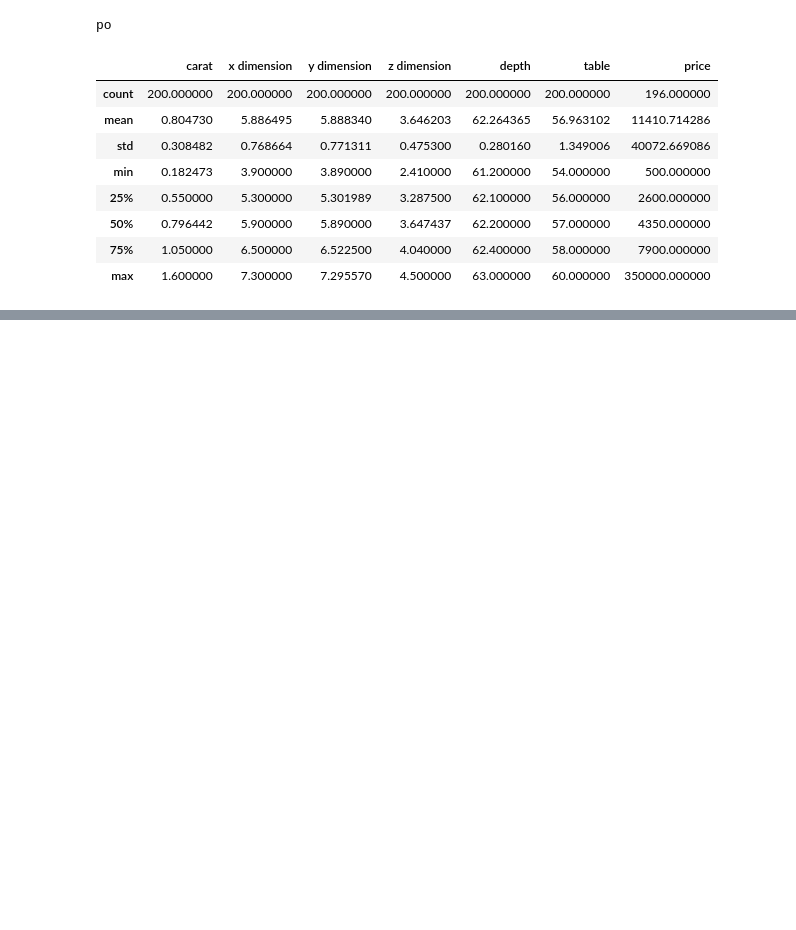
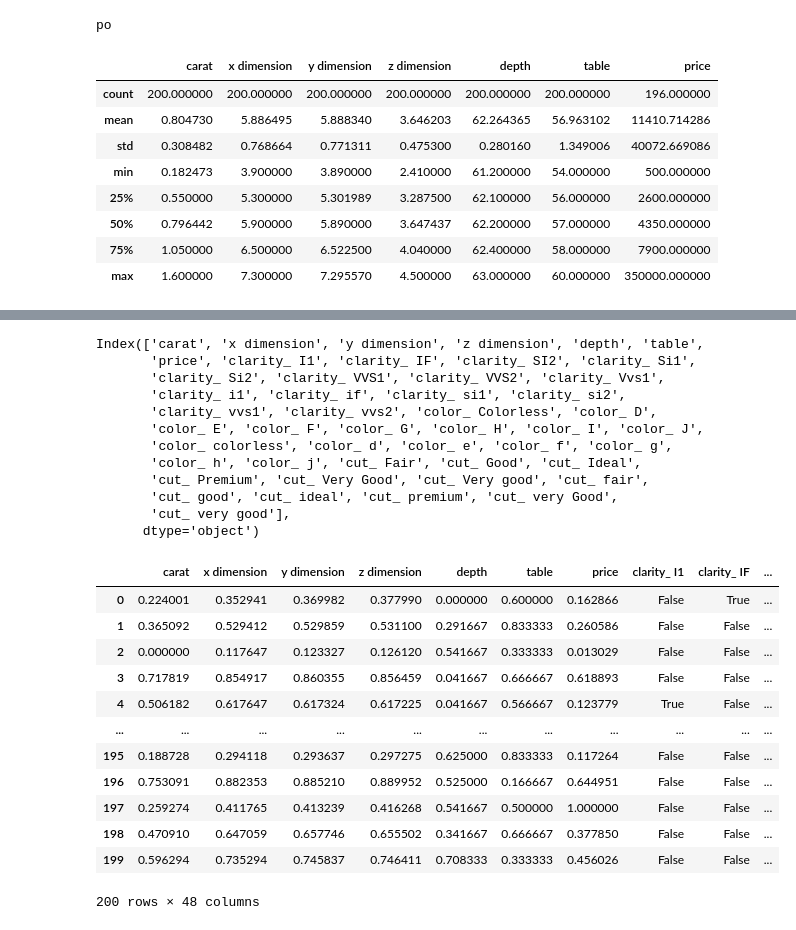
Before and after one commit to MateuszDurak/Projekt-PAD, a Jupyter notebook: analiza_i_czyszczenie.ipynb, the cells around one changed output, grey strips where cells are left out. Saved outputs shown, nothing was run; the diff lists cells and outputs as text; code cells hidden in the pictures; blank space fills up the shorter version.

```diff
--- a/analiza_i_czyszczenie.ipynb
+++ b/analiza_i_czyszczenie.ipynb
@@ -663,0 +569,13 @@ for column in categorical_columns:
+# %%
+numeric_columns = df.select_dtypes(include=['float64', 'int64']).columns
+
+
+min_max_scaler = MinMaxScaler()
+data_normalized = min_max_scaler.fit_transform(df[numeric_columns])
+data_normalized = pd.DataFrame(data_normalized, columns=numeric_columns)
+
+standard_scaler = StandardScaler()
+data_standardized = standard_scaler.fit_transform(df[numeric_columns])
+data_standardized = pd.DataFrame(data_standardized, columns=numeric_columns)
+
+display(data_normalized)
@@ -663,0 +599,39 @@ for column in categorical_columns:
+# %%
+categorical_columns = df.select_dtypes(include=['object']).columns
+data_encoded_norm = pd.get_dummies(df[categorical_columns])
+
+data_encoded_std = pd.get_dummies(df[categorical_columns])
+
+final_df_norm = pd.concat([data_normalized, data_encoded_norm], axis=1)
+
+final_df_std = pd.concat([data_encoded_std, data_encoded_norm], axis=1)
+
+print(final_df_norm.columns)
+
+display(final_df_norm)
+# %% [output]
+Index(['carat', 'x dimension', 'y dimension', 'z dimension', 'depth', 'table',
+       'price', 'clarity_ I1', 'clarity_ IF', 'clarity_ SI2', 'clarity_ Si1',
+       'clarity_ Si2', 'clarity_ VVS1', 'clarity_ VVS2', 'clarity_ Vvs1',
+       'clarity_ i1', 'clarity_ if', 'clarity_ si1', 'clarity_ si2',
+       'clarity_ vvs1', 'clarity_ vvs2', 'color_ Colorless', 'color_ D',
+       'color_ E', 'color_ F', 'color_ G', 'color_ H', 'color_ I', 'color_ J',
+       'color_ colorless', 'color_ d', 'color_ e', 'color_ f', 'color_ g',
+       'color_ h', 'color_ j', 'cut_ Fair', 'cut_ Good', 'cut_ Ideal',
+       'cut_ Premium', 'cut_ Very Good', 'cut_ Very good', 'cut_ fair',
+       'cut_ good', 'cut_ ideal', 'cut_ premium', 'cut_ very Good',
+       'cut_ very good'],
+      dtype='object')
+|  | carat | x dimension | y dimension | z dimension | depth | table | price | clarity_ I1 | clarity_ IF | ... |
+| 0 | 0.224001 | 0.352941 | 0.369982 | 0.377990 | 0.000000 | 0.600000 | 0.162866 | False | True | ... |
+| 1 | 0.365092 | 0.529412 | 0.529859 | 0.531100 | 0.291667 | 0.833333 | 0.260586 | False | False | ... |
+| 2 | 0.000000 | 0.117647 | 0.123327 | 0.126120 | 0.541667 | 0.333333 | 0.013029 | False | False | ... |
+| 3 | 0.717819 | 0.854917 | 0.860355 | 0.856459 | 0.041667 | 0.666667 | 0.618893 | False | False | ... |
+| 4 | 0.506182 | 0.617647 | 0.617324 | 0.617225 | 0.041667 | 0.566667 | 0.123779 | True | False | ... |
+| ... | ... | ... | ... | ... | ... | ... | ... | ... | ... | ... |
+| 195 | 0.188728 | 0.294118 | 0.293637 | 0.297275 | 0.625000 | 0.833333 | 0.117264 | False | False | ... |
+| 196 | 0.753091 | 0.882353 | 0.885210 | 0.889952 | 0.525000 | 0.166667 | 0.644951 | False | False | ... |
+| 197 | 0.259274 | 0.411765 | 0.413239 | 0.416268 | 0.541667 | 0.500000 | 1.000000 | False | False | ... |
+| 198 | 0.470910 | 0.647059 | 0.657746 | 0.655502 | 0.341667 | 0.666667 | 0.377850 | False | False | ... |
+| 199 | 0.596294 | 0.735294 | 0.745837 | 0.746411 | 0.708333 | 0.333333 | 0.456026 | False | False | ... |
+200 rows × 48 columns
```
Also changed, not shown: parts of 28 cells of this notebook.
